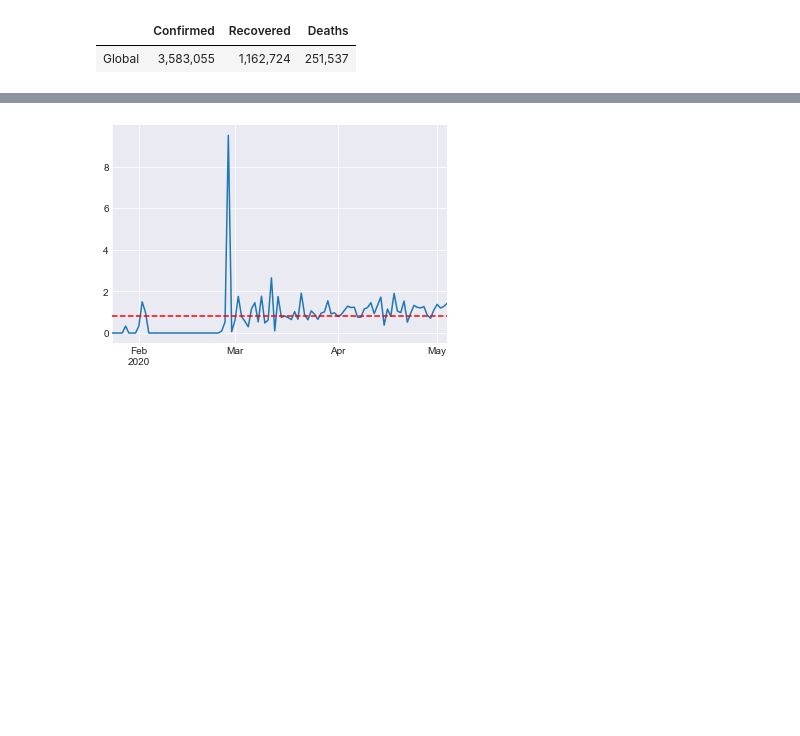
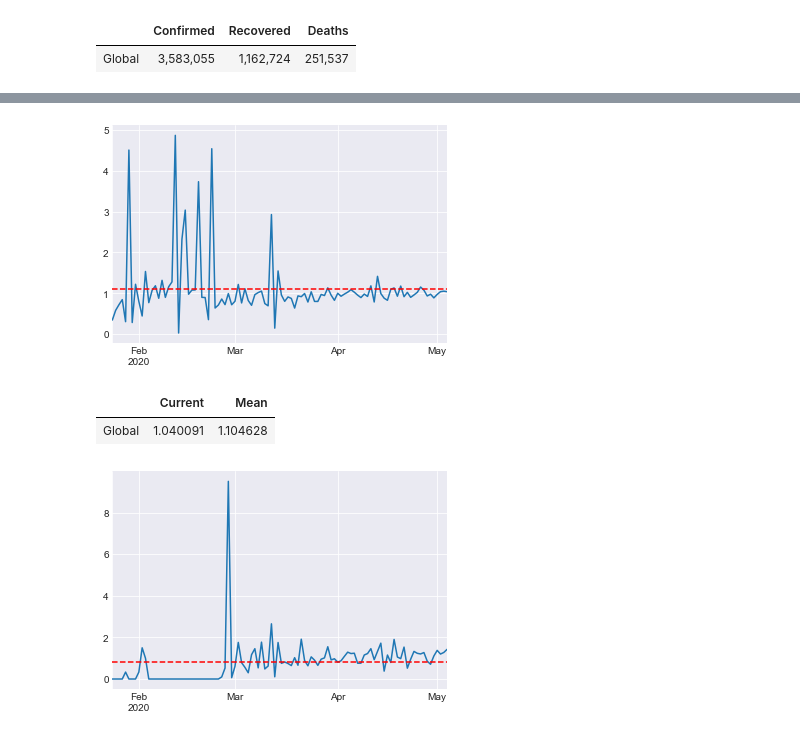
Before and after one commit to polarblau/covid19-notebooks, a Jupyter notebook: Case Fatality Rate.ipynb, the cells around one changed output, grey strips where cells are left out. Cells and saved outputs as stored; diff of their text form; code cells hidden in the pictures; blank space fills up the shorter version.

Commit message:
CFR stats.

```diff
--- a/Case Fatality Rate.ipynb
+++ b/Case Fatality Rate.ipynb
@@ -39,3 +53,12 @@ stats_for_region(data, COUNTRY)
+# %%
+plot_growth_factor_for_region(data, 'Global')
+# %% [output]
+[figure, added]
+# %%
+growth_factor_stats_for_region(data, 'Global')
+# %% [output]
+|  | Current | Mean |
+| Global | 1.040091 | 1.104628 |
 # %%
 plot_growth_factor_for_region(data, COUNTRY)
 # %% [output]
```
Also changed, not shown: parts of 12 cells of this notebook, 1 other file.
